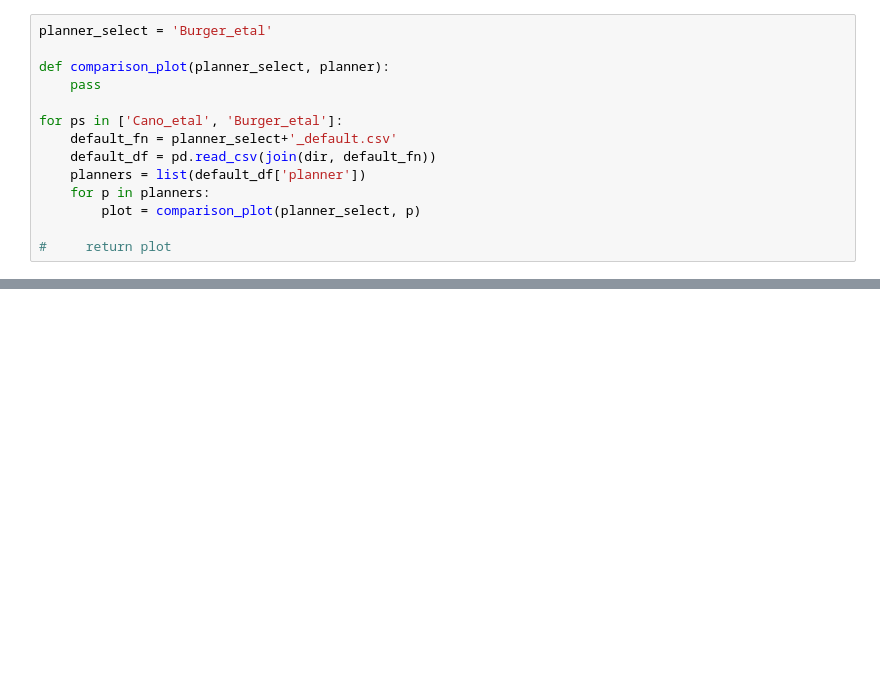
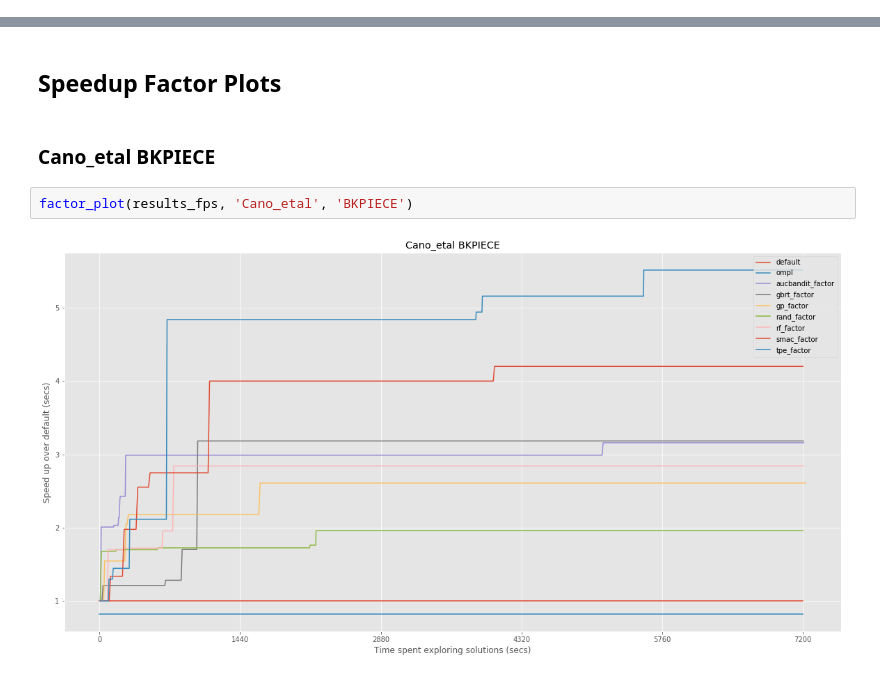
Before and after one commit to charleneleong-ai/crane_plus_v2_motion_planning, a Jupyter notebook: crane_plus_control/results/result_analysis.ipynb, the cells around one changed output, grey strips where cells are left out. Drawn from its saved outputs; the diff is of its cells as text; blank space fills up the shorter version.

Commit message:
[result] Updated result analysis and new results

```diff
--- a/crane_plus_control/results/result_analysis.ipynb
+++ b/crane_plus_control/results/result_analysis.ipynb
@@ -26,20 +28,6 @@ results_fps
  'Cano_etal_smac_RRTConnect.csv',
  'Cano_etal_tpe_BKPIECE.csv',
  'Cano_etal_tpe_RRTConnect.csv']
-# %%
-planner_select = 'Burger_etal'
-
-def comparison_plot(planner_select, planner):
-    pass
-
-for ps in ['Cano_etal', 'Burger_etal']:
-    default_fn = planner_select+'_default.csv'
-    default_df = pd.read_csv(join(dir, default_fn))
-    planners = list(default_df['planner'])
-    for p in planners:
-        plot = comparison_plot(planner_select, p)
-
-#     return plot
 # %%
 import re
 import numpy as np
@@ -165,0 +117,8 @@ print(default, ompl)
+# %% [markdown]
+## Speedup Factor Plots
+# %% [markdown]
+### Cano_etal BKPIECE
+# %%
+factor_plot(results_fps, 'Cano_etal', 'BKPIECE')
+# %% [output]
+[figure, added]
```
Also changed, not shown: parts of 18 cells of this notebook, 31 other files.
